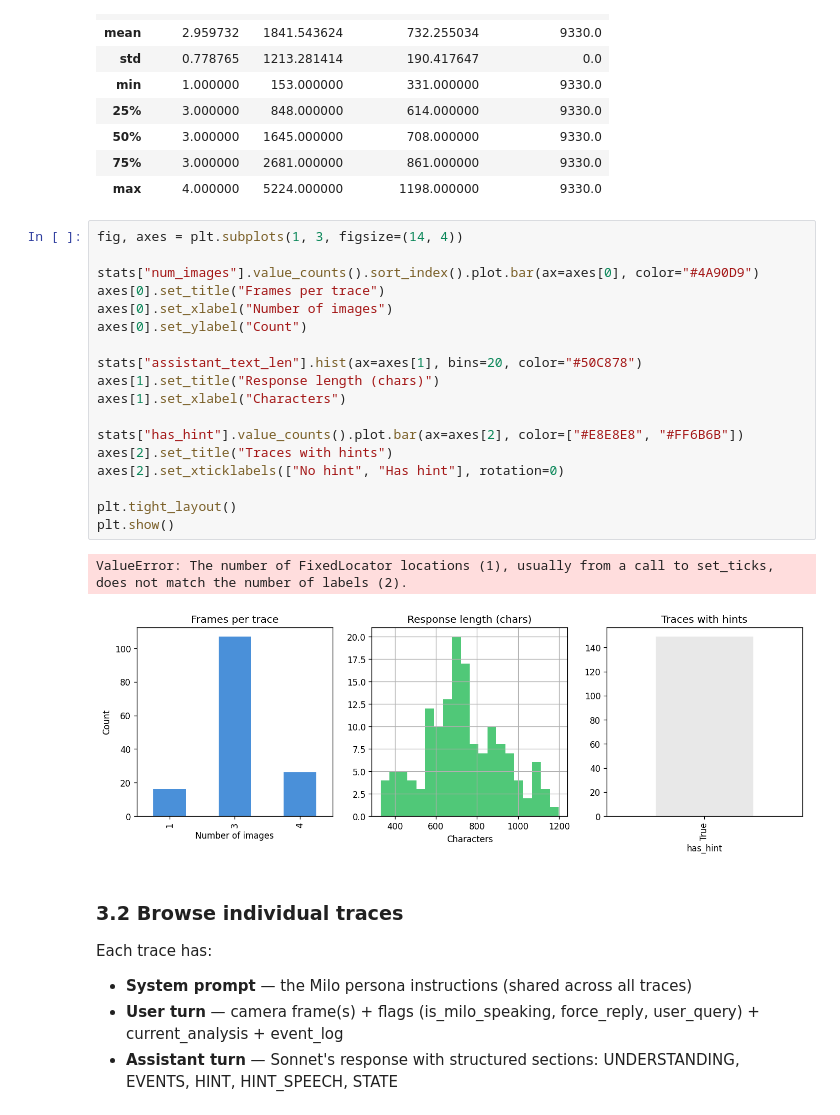
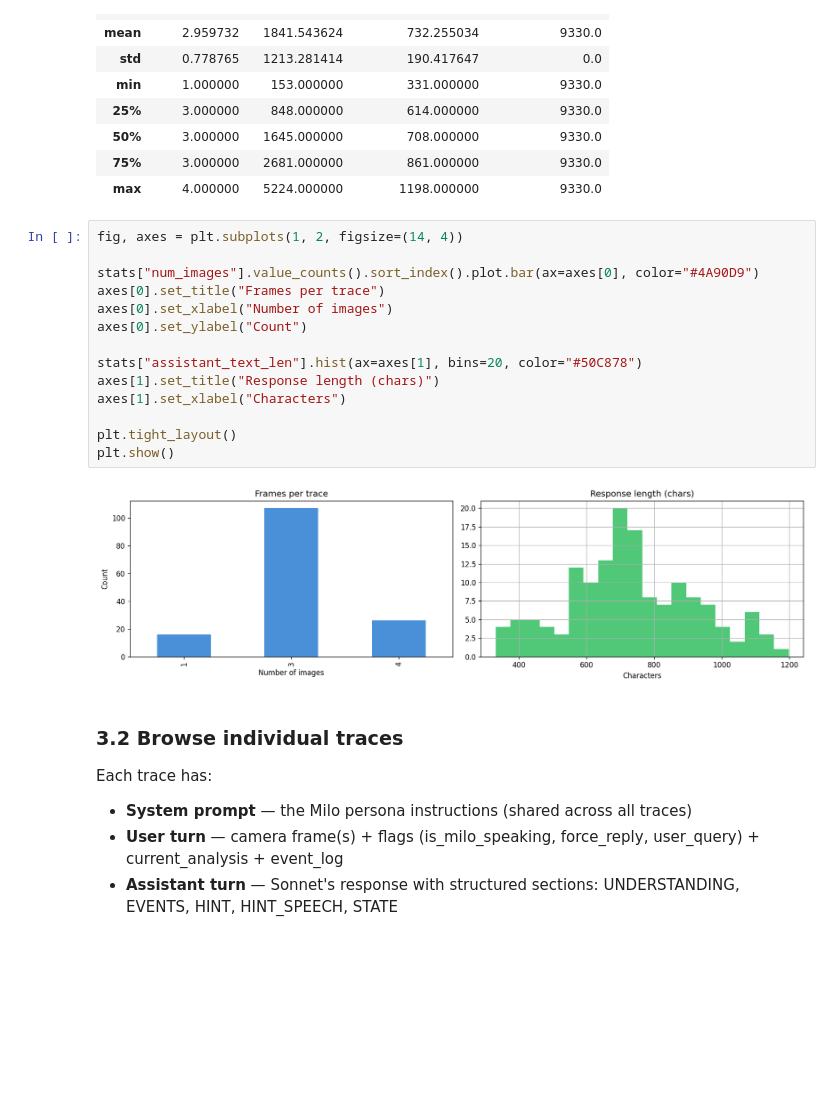
Before and after one commit to samuelzxu/knowable-be, a Jupyter notebook: scripts/finetune/explore.ipynb, the cells around one changed output. Cells and saved outputs as stored; diff of their text form; blank space fills up the shorter version.

```diff
--- a/scripts/finetune/explore.ipynb
+++ b/scripts/finetune/explore.ipynb
@@ -97,26 +97,21 @@ stats.describe()
 | 75% | 3.000000 | 2681.000000 | 861.000000 | 9330.0 |
 | max | 4.000000 | 5224.000000 | 1198.000000 | 9330.0 |
 # %%
-fig, axes = plt.subplots(1, 3, figsize=(14, 4))
+fig, axes = plt.subplots(1, 2, figsize=(14, 4))
 
 stats["num_images"].value_counts().sort_index().plot.bar(ax=axes[0], color="#4A90D9")
 axes[0].set_title("Frames per trace")
 axes[0].set_xlabel("Number of images")
 axes[0].set_ylabel("Count")
 
 stats["assistant_text_len"].hist(ax=axes[1], bins=20, color="#50C878")
 axes[1].set_title("Response length (chars)")
 axes[1].set_xlabel("Characters")
 
-stats["has_hint"].value_counts().plot.bar(ax=axes[2], color=["#E8E8E8", "#FF6B6B"])
-axes[2].set_title("Traces with hints")
-axes[2].set_xticklabels(["No hint", "Has hint"], rotation=0)
-
 plt.tight_layout()
 plt.show()
 # %% [output]
-ValueError: The number of FixedLocator locations (1), usually from a call to set_ticks, does not match the number of labels (2).
-[figure, old version]
+[figure, new version]
 # %% [markdown]
 ### 3.2 Browse individual traces
 
```
